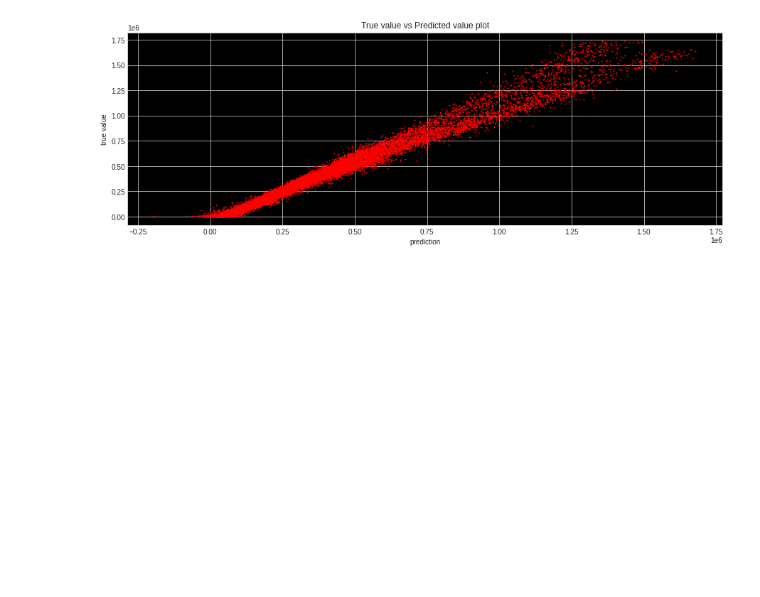
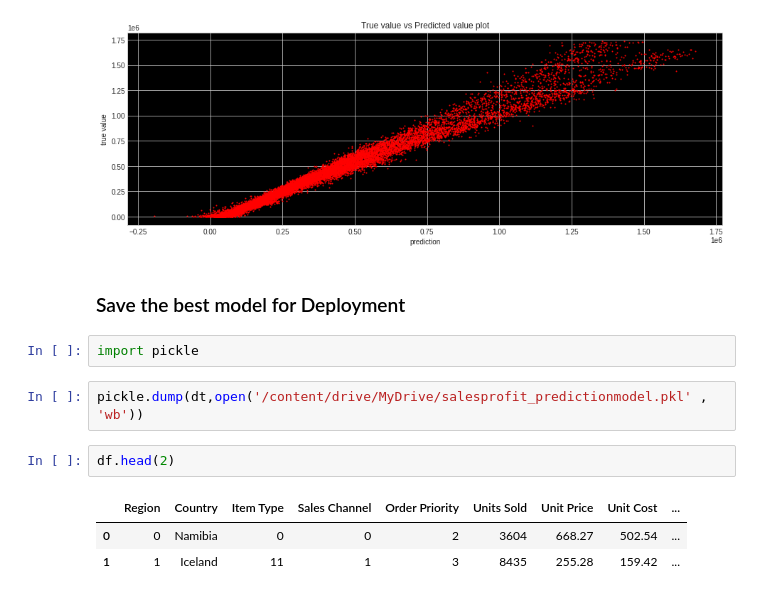
Before and after one commit to guptaa98/Kaggle-Notebooks, a Jupyter notebook: Project_Phase_2.ipynb, the cells around one changed output. Drawn from its saved outputs; the diff is of its cells as text; blank space fills up the shorter version.

```diff
--- a/Project_Phase_2.ipynb
+++ b/Project_Phase_2.ipynb
@@ -891,3 +885,15 @@ ax.set_facecolor("black")
 plt.show()
 # %% [output]
 [figure]
+# %% [markdown]
+### Save the best model for Deployment
+# %%
+import pickle
+# %%
+pickle.dump(dt,open('/content/drive/MyDrive/salesprofit_predictionmodel.pkl' , 'wb'))
+# %%
+df.head(2)
+# %% [output]
+|  | Region | Country | Item Type | Sales Channel | Order Priority | Units Sold | Unit Price | Unit Cost | ... |
+| 0 | 0 | Namibia | 0 | 0 | 2 | 3604 | 668.27 | 502.54 | ... |
+| 1 | 1 | Iceland | 11 | 1 | 3 | 8435 | 255.28 | 159.42 | ... |
```
Also changed, not shown: parts of 16 cells of this notebook.
